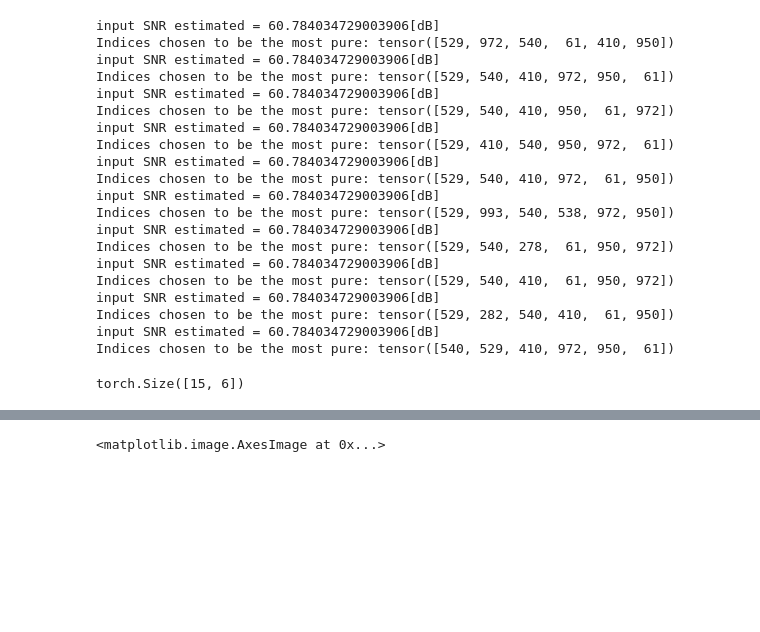
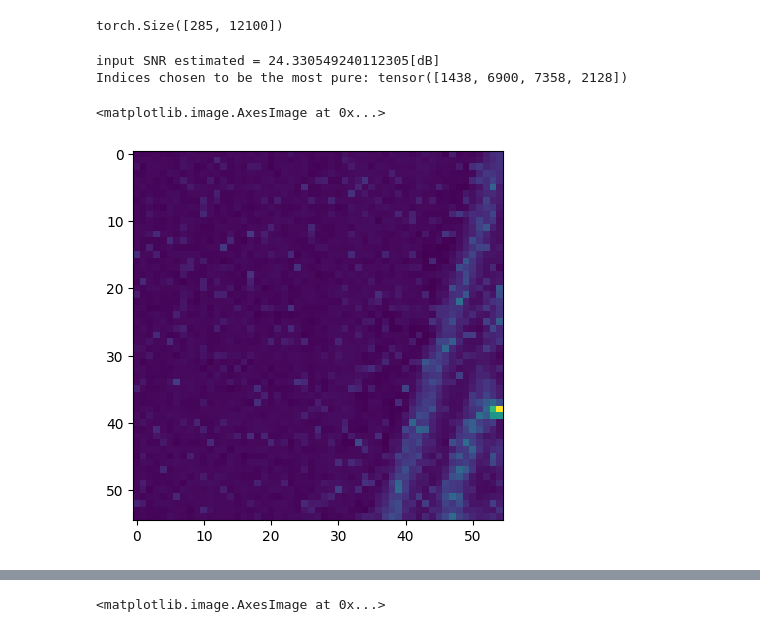
Before and after one commit to edabier/SS-HSU_benchmark, a Jupyter notebook: test_wavelets.ipynb, the cells around one changed output, grey strips where cells are left out. Drawn from its saved outputs; the diff is of its cells as text; code cells hidden in the pictures; blank space fills up the shorter version.

Commit message:
RALMU models, MLP AE, RE ssl, fcls

```diff
--- a/test_wavelets.ipynb
+++ b/test_wavelets.ipynb
@@ -47,49 +58,21 @@ b, h, w = y.shape
-# %%
-n_em = 6
-n_vca = 10
-n_aug_em = 10
-
-vca = extractor.VCA()
-endmember_lib = torch.tensor([])
-
-for n in range(n_vca):
-    e = vca.extract_endmembers(y, c=n_em)
-    # print(e.shape)
-    endmember_lib = torch.cat((endmember_lib, e), dim=1)
-
-unique_spectra = data_aug.remove_duplicates(endmember_lib, tol=1e-5)
-norms = torch.linalg.norm(unique_spectra, dim=1, keepdim=True)
-unique_spectra_norm = unique_spectra / norms
-
-centers, memberships = data_aug.group_spectra_kmeans(unique_spectra_norm.T, n_clusters=n_em)
-grouped_lib = data_aug.group_spectra_by_cluster(unique_spectra_norm, memberships) # shape (n_em, nb_spectra_in_cluster, b)
-
-augmented_lib = [
-    torch.cat([torch.stack([data_aug.augment_spectrum(group[:, i]) for _ in range(n_aug_em)], dim=1)
-               for i in range(group.shape[1])], dim=1)
-for group in grouped_lib]
-
-e_avg = torch.stack([torch.mean(augmented_lib[i], dim=1, keepdim=True) for i in range(n_em)], dim=1).squeeze(2)
-e_avg.shape
-# %% [output]
-input SNR estimated = 60.784034729003906[dB]
-Indices chosen to be the most pure: tensor([529, 972, 540,  61, 410, 950])
-input SNR estimated = 60.784034729003906[dB]
-Indices chosen to be the most pure: tensor([529, 540, 410, 972, 950,  61])
-input SNR estimated = 60.784034729003906[dB]
-Indices chosen to be the most pure: tensor([529, 540, 410, 950,  61, 972])
-input SNR estimated = 60.784034729003906[dB]
-Indices chosen to be the most pure: tensor([529, 410, 540, 950, 972,  61])
-input SNR estimated = 60.784034729003906[dB]
-Indices chosen to be the most pure: tensor([529, 540, 410, 972,  61, 950])
-input SNR estimated = 60.784034729003906[dB]
-Indices chosen to be the most pure: tensor([529, 993, 540, 538, 972, 950])
-input SNR estimated = 60.784034729003906[dB]
-Indices chosen to be the most pure: tensor([529, 540, 278,  61, 950, 972])
-input SNR estimated = 60.784034729003906[dB]
-Indices chosen to be the most pure: tensor([529, 540, 410,  61, 950, 972])
-input SNR estimated = 60.784034729003906[dB]
-Indices chosen to be the most pure: tensor([529, 282, 540, 410,  61, 950])
-input SNR estimated = 60.784034729003906[dB]
-Indices chosen to be the most pure: tensor([540, 529, 410, 972, 950,  61])
-torch.Size([15, 6])
+# %%
+data = io.loadmat("/home/ids/edabier/HSU/SS-HSU_benchmark/datasets/apex.mat")
+hsi = torch.tensor(data["Y"])
+# %%
+hsi.shape
+# %% [output]
+torch.Size([285, 12100])
+# %%
+model = models.CNNAEU(hsi.shape[0], c=4)
+trainer = ssl.ContrastiveLearning(model, model)
+patch_size = int((hsi.shape[1]**0.5)*0.5)
+neg_patches = trainer.find_negative_patches(hsi, c=4, n_patches=3, patch_size=patch_size, patch_pos=(0,0), average=True)
+# %% [output]
+input SNR estimated = 24.330549240112305[dB]
+Indices chosen to be the most pure: tensor([1438, 6900, 7358, 2128])
+# %%
+Y_reshaped = hsi.reshape(hsi.shape[0], int(hsi.shape[1]**0.5), int(hsi.shape[1]**0.5))
+plt.imshow(Y_reshaped[0,:patch_size,:patch_size])
+# %% [output]
+<matplotlib.image.AxesImage at 0x...>
+[figure, added]
```
Also changed, not shown: parts of 7 cells of this notebook, 10 other files.
